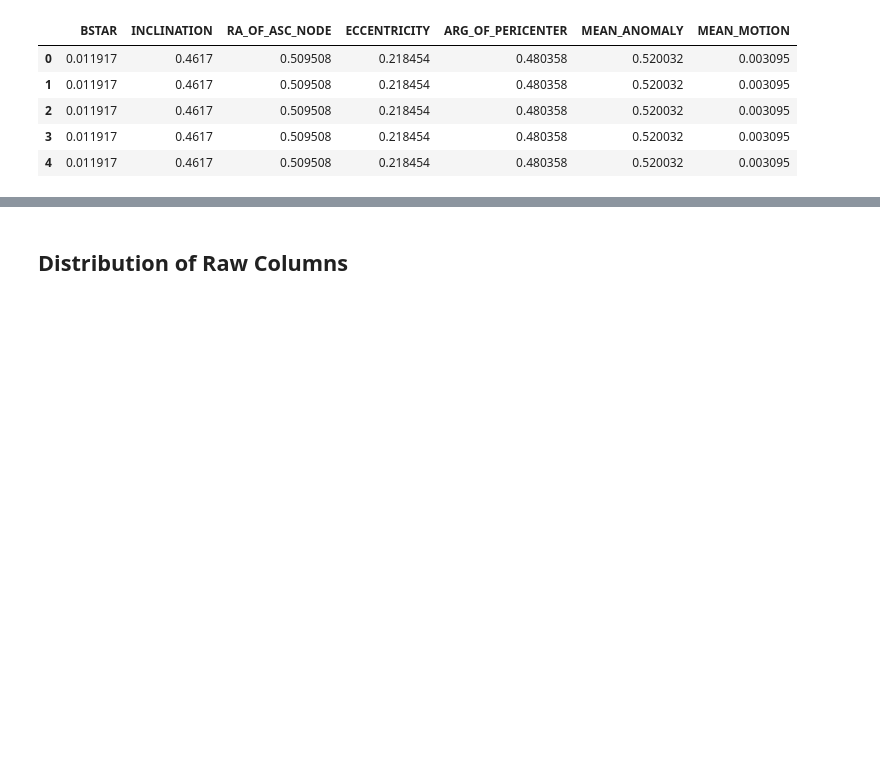
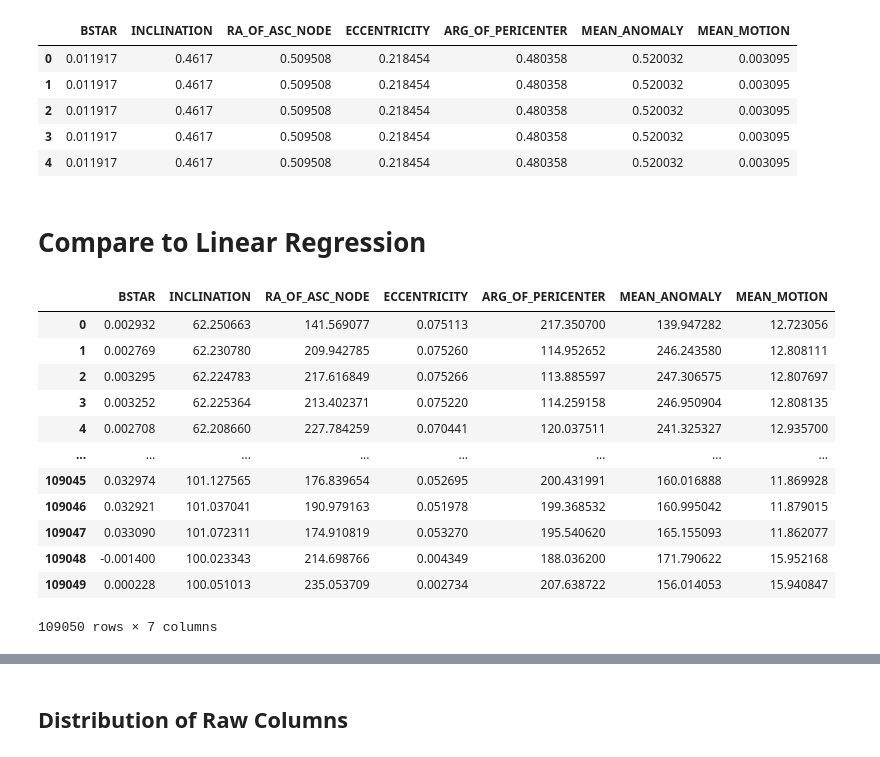
Before and after one commit to cm-tle-pred/tle-prediction, a Jupyter notebook: models/model_0/playground.ipynb, the cells around one changed output, grey strips where cells are left out. Drawn from its saved outputs; the diff is of its cells as text; code cells hidden in the pictures; blank space fills up the shorter version.

Commit message:
Compared to linreg

```diff
--- a/models/model_0/playground.ipynb
+++ b/models/model_0/playground.ipynb
@@ -144,3 +144,26 @@ clean_data.normalize_all_columns(y_pred_df, reverse=True)  # reverse the normali
 | 2 | 0.011917 | 0.4617 | 0.509508 | 0.218454 | 0.480358 | 0.520032 | 0.003095 |
 | 3 | 0.011917 | 0.4617 | 0.509508 | 0.218454 | 0.480358 | 0.520032 | 0.003095 |
 | 4 | 0.011917 | 0.4617 | 0.509508 | 0.218454 | 0.480358 | 0.520032 | 0.003095 |
+# %% [markdown]
+# Compare to Linear Regression
+# %%
+from sklearn.linear_model import LinearRegression
+model = LinearRegression(n_jobs=-1).fit(X_train, y_train)
+# %%
+y_pred = model.predict(X_train)
+y_pred_df = pd.DataFrame(y_pred, columns=train_df.columns[:-2])  # put results into a dataframe
+clean_data.normalize_all_columns(y_pred_df, reverse=True)  # reverse the normalization
+# %% [output]
+|  | BSTAR | INCLINATION | RA_OF_ASC_NODE | ECCENTRICITY | ARG_OF_PERICENTER | MEAN_ANOMALY | MEAN_MOTION |
+| 0 | 0.002932 | 62.250663 | 141.569077 | 0.075113 | 217.350700 | 139.947282 | 12.723056 |
+| 1 | 0.002769 | 62.230780 | 209.942785 | 0.075260 | 114.952652 | 246.243580 | 12.808111 |
+| 2 | 0.003295 | 62.224783 | 217.616849 | 0.075266 | 113.885597 | 247.306575 | 12.807697 |
+| 3 | 0.003252 | 62.225364 | 213.402371 | 0.075220 | 114.259158 | 246.950904 | 12.808135 |
+| 4 | 0.002708 | 62.208660 | 227.784259 | 0.070441 | 120.037511 | 241.325327 | 12.935700 |
+| ... | ... | ... | ... | ... | ... | ... | ... |
+| 109045 | 0.032974 | 101.127565 | 176.839654 | 0.052695 | 200.431991 | 160.016888 | 11.869928 |
+| 109046 | 0.032921 | 101.037041 | 190.979163 | 0.051978 | 199.368532 | 160.995042 | 11.879015 |
+| 109047 | 0.033090 | 101.072311 | 174.910819 | 0.053270 | 195.540620 | 165.155093 | 11.862077 |
+| 109048 | -0.001400 | 100.023343 | 214.698766 | 0.004349 | 188.036200 | 171.790622 | 15.952168 |
+| 109049 | 0.000228 | 100.051013 | 235.053709 | 0.002734 | 207.638722 | 156.014053 | 15.940847 |
+109050 rows × 7 columns
```
Also changed, not shown: parts of 1 cell of this notebook.
